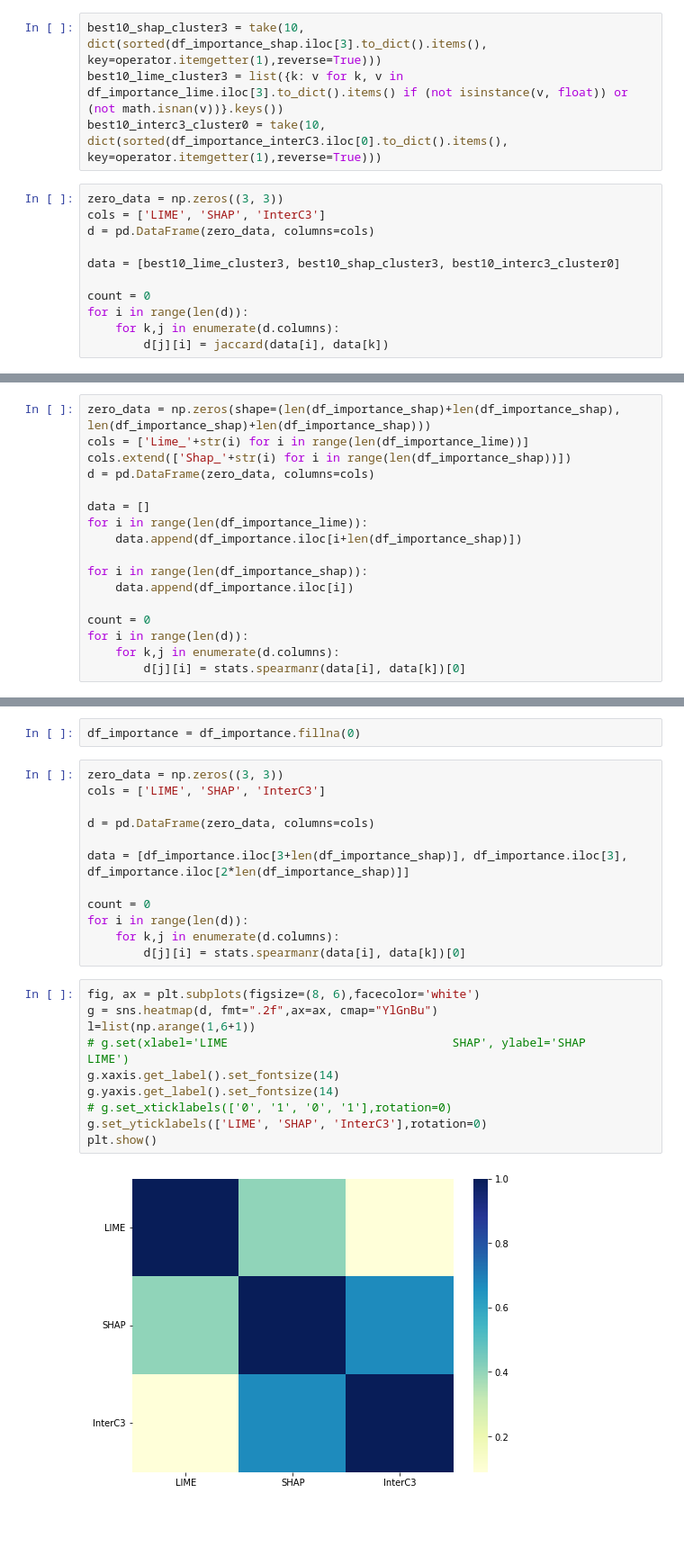
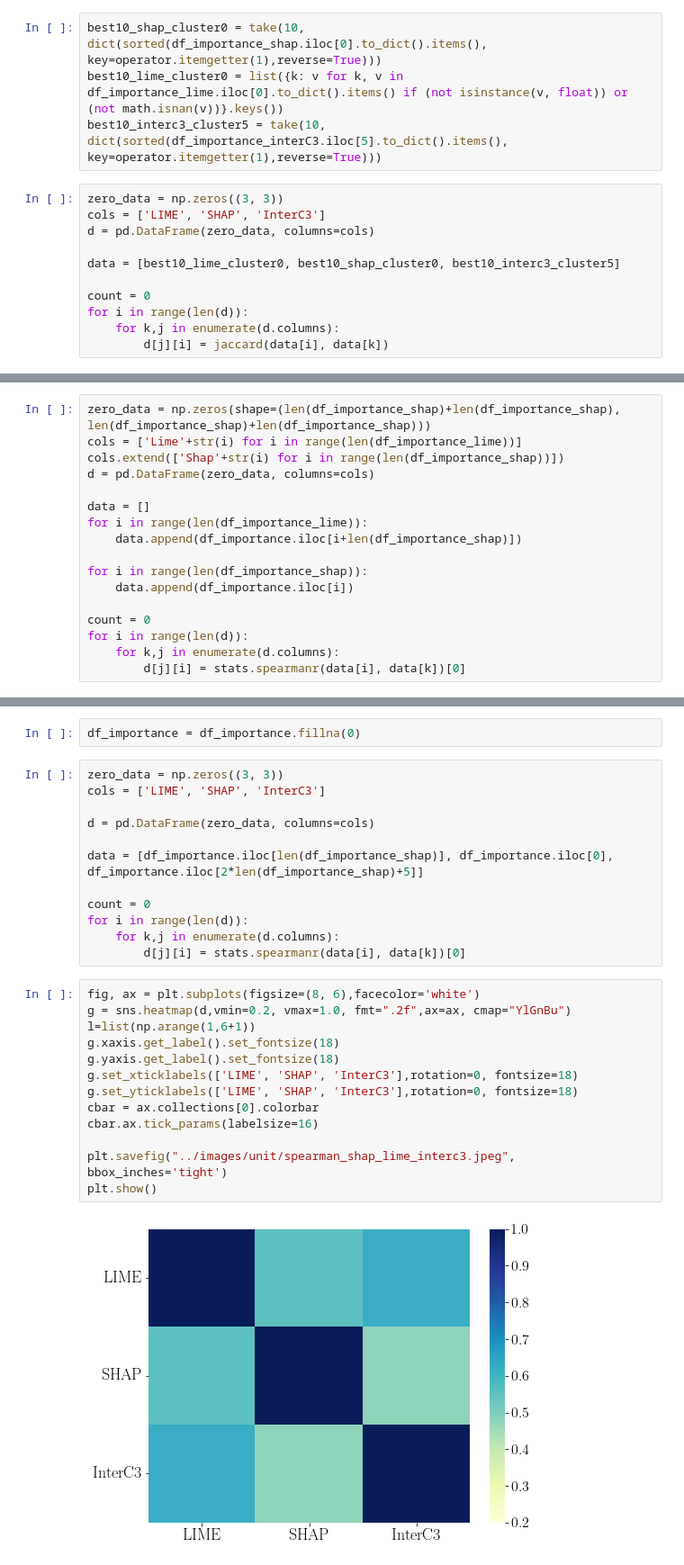
Before and after one commit to epfl-ml4ed/interpretable-clustering, a Jupyter notebook: notebooks/Visualizations.ipynb, the cells around one changed output, grey strips where cells are left out. Shown at 90% size. Drawn from its saved outputs; the diff is of its cells as text; blank space fills up the shorter version.

```diff
--- a/notebooks/Visualizations.ipynb
+++ b/notebooks/Visualizations.ipynb
@@ -91,13 +101,13 @@ df_importance_interC3 = pd.read_csv(results_path+'inter-c3/'+clustering_method+'
 # %%
-best10_shap_cluster3 = take(10, dict(sorted(df_importance_shap.iloc[3].to_dict().items(), key=operator.itemgetter(1),reverse=True)))
-best10_lime_cluster3 = list({k: v for k, v in df_importance_lime.iloc[3].to_dict().items() if (not isinstance(v, float)) or (not math.isnan(v))}.keys())
-best10_interc3_cluster0 = take(10, dict(sorted(df_importance_interC3.iloc[0].to_dict().items(), key=operator.itemgetter(1),reverse=True)))
+best10_shap_cluster0 = take(10, dict(sorted(df_importance_shap.iloc[0].to_dict().items(), key=operator.itemgetter(1),reverse=True)))
+best10_lime_cluster0 = list({k: v for k, v in df_importance_lime.iloc[0].to_dict().items() if (not isinstance(v, float)) or (not math.isnan(v))}.keys())
+best10_interc3_cluster5 = take(10, dict(sorted(df_importance_interC3.iloc[5].to_dict().items(), key=operator.itemgetter(1),reverse=True)))
 # %%
 zero_data = np.zeros((3, 3))
 cols = ['LIME', 'SHAP', 'InterC3']
 d = pd.DataFrame(zero_data, columns=cols)
 
-data = [best10_lime_cluster3, best10_shap_cluster3, best10_interc3_cluster0]
+data = [best10_lime_cluster0, best10_shap_cluster0, best10_interc3_cluster5]
 
 count = 0
 for i in range(len(d)):
@@ -127,8 +136,8 @@ df_importance = pd.concat([df_importance_shap, df_importance_lime])
 df_importance = df_importance.fillna(0)
 # %%
 zero_data = np.zeros(shape=(len(df_importance_shap)+len(df_importance_shap), len(df_importance_shap)+len(df_importance_shap)))
-cols = ['Lime_'+str(i) for i in range(len(df_importance_lime))]
-cols.extend(['Shap_'+str(i) for i in range(len(df_importance_shap))])
+cols = ['Lime'+str(i) for i in range(len(df_importance_lime))]
+cols.extend(['Shap'+str(i) for i in range(len(df_importance_shap))])
 d = pd.DataFrame(zero_data, columns=cols)
 
 data = []
@@ -164,7 +178,7 @@ cols = ['LIME', 'SHAP', 'InterC3']
 
 d = pd.DataFrame(zero_data, columns=cols)
 
-data = [df_importance.iloc[3+len(df_importance_shap)], df_importance.iloc[3], df_importance.iloc[2*len(df_importance_shap)]]
+data = [df_importance.iloc[len(df_importance_shap)], df_importance.iloc[0], df_importance.iloc[2*len(df_importance_shap)+5]]
 
 count = 0
 for i in range(len(d)):
@@ -172,14 +186,17 @@ for i in range(len(d)):
         d[j][i] = stats.spearmanr(data[i], data[k])[0]
 # %%
 fig, ax = plt.subplots(figsize=(8, 6),facecolor='white')
-g = sns.heatmap(d, fmt=".2f",ax=ax, cmap="YlGnBu")
+g = sns.heatmap(d,vmin=0.2, vmax=1.0, fmt=".2f",ax=ax, cmap="YlGnBu")
 l=list(np.arange(1,6+1))
-# g.set(xlabel='LIME                                SHAP', ylabel='SHAP                          LIME')
-g.xaxis.get_label().set_fontsize(14)
-g.yaxis.get_label().set_fontsize(14)
-# g.set_xticklabels(['0', '1', '0', '1'],rotation=0)
-g.set_yticklabels(['LIME', 'SHAP', 'InterC3'],rotation=0)
+g.xaxis.get_label().set_fontsize(18)
+g.yaxis.get_label().set_fontsize(18)
+g.set_xticklabels(['LIME', 'SHAP', 'InterC3'],rotation=0, fontsize=18)
+g.set_yticklabels(['LIME', 'SHAP', 'InterC3'],rotation=0, fontsize=18)
+cbar = ax.collections[0].colorbar
+cbar.ax.tick_params(labelsize=16)
+
+plt.savefig("../images/unit/spearman_shap_lime_interc3.jpeg", bbox_inches='tight')
 plt.show()
 # %% [output]
-[figure, old version]
+[figure, new version]
 # %%
```
Also changed, not shown: parts of 32 cells of this notebook.
